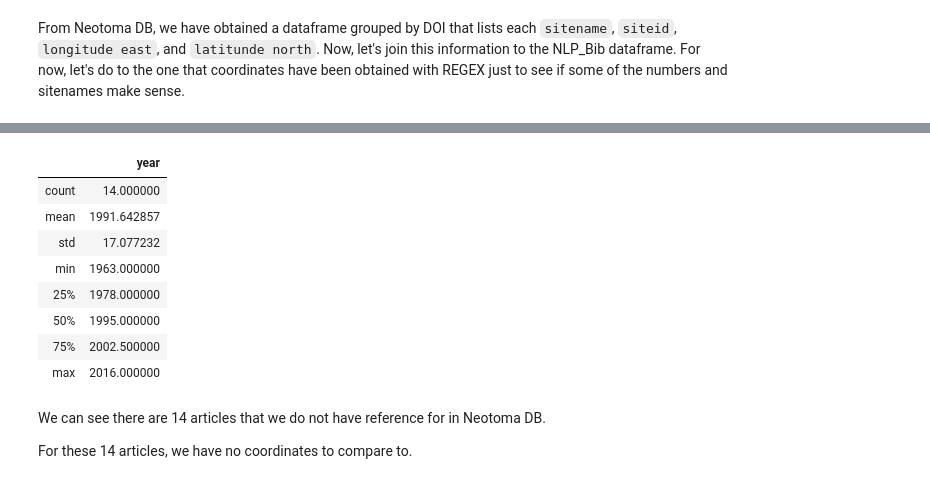
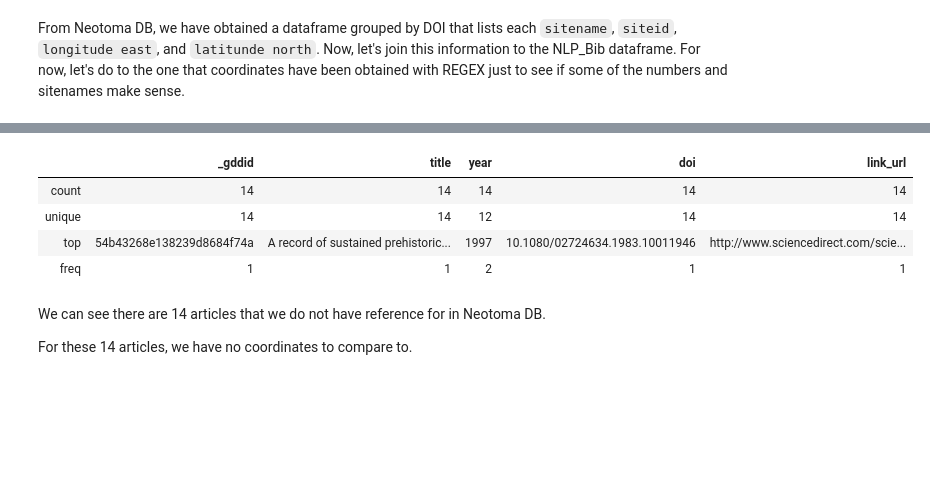
Before and after one commit to throughput-ec/UnacquiredSites, a Jupyter notebook: ML_Record_Mining_JN.ipynb, the cells around one changed output, grey strips where cells are left out. Cells and saved outputs as stored; diff of their text form; code cells hidden in the pictures; blank space fills up the shorter version.

```diff
--- a/ML_Record_Mining_JN.ipynb
+++ b/ML_Record_Mining_JN.ipynb
@@ -139,10 +129,5 @@ dd_regex =  r"([-]?\d{1,3}\.\d{1,}[,]?[NESWnesw][\s|,|\']+?[-]?\d{1,3}\.\d{1,}[,
 # %%
 # TODO Find REGEX of couples of numbers (123, 234)
-nlp_sentences['words_as_string'] = nlp_sentences['words'].apply(lambda x: ','.join(map(str, x)))
-nlp_sentences['dms_regex'] = nlp_sentences['words_as_string'].str.findall(dms_regex)
-nlp_sentences['dd_regex'] = nlp_sentences['words_as_string'].str.findall(dd_regex)
-nlp_sentences['digits_from_words'] = nlp_sentences['words_as_string'].str.findall(r'\d+')
-
 nlp_sentences[['words_as_string', 'words', 'dms_regex', 'dd_regex']].head(3)
 # %% [output]
 |  | words_as_string | words | dms_regex | dd_regex |
@@ -282,0 +247,2 @@ neotoma.head(3)
+# %%
+neotoma = nl.neotoma_loader()
@@ -283,6 +256,5 @@ neotoma.head(3)
 # %%
 nlp_bib = nlp_sentences.merge(bibliography, on = '_gddid')
-nlp_bib = nlp_bib.rename(columns={'_id': 'doi'})
 nlp_bib.head(3)
 # %% [output]
 |  | _gddid | sentid | wordidx | words | part_of_speech | special_class | lemmas | word_type | word_modified | ... |
@@ -316,0 +274,2 @@ neotoma_joined_df.head(2)
+# %%
+neotoma_joined_df = nl.grouped_coords_df(neotoma)
@@ -324,21 +289,17 @@ print(nlp_bib_neotoma.shape)
 # %%
 articles_not_referenced_to_in_neotoma = nlp_bib_neotoma[nlp_bib_neotoma['longeast'].isnull()]
 articles_not_referenced_to_in_neotoma = articles_not_referenced_to_in_neotoma.groupby('_gddid')\
                                                                              .agg({'longeast':'sum'})
 
 articles_not_referenced_to_in_neotoma = articles_not_referenced_to_in_neotoma.merge(bibliography, on ='_gddid')
-articles_not_referenced_to_in_neotoma = articles_not_referenced_to_in_neotoma[['_gddid', 'title', 'year', '_id', 'link_url']]
+articles_not_referenced_to_in_neotoma = articles_not_referenced_to_in_neotoma[['_gddid', 'title', 'year', 'doi', 'link_url']]
 articles_not_referenced_to_in_neotoma.describe()
 # %% [output]
-|  | year |
-| count | 14.000000 |
-| mean | 1991.642857 |
-| std | 17.077232 |
-| min | 1963.000000 |
-| 25% | 1978.000000 |
-| 50% | 1995.000000 |
-| 75% | 2002.500000 |
-| max | 2016.000000 |
+|  | _gddid | title | year | doi | link_url |
+| count | 14 | 14 | 14 | 14 | 14 |
+| unique | 14 | 14 | 12 | 14 | 14 |
+| top | 54b43268e138239d8684f74a | A record of sustained prehistoric... | 1997 | 10.1080/02724634.1983.10011946 | http://www.sciencedirect.com/scie... |
+| freq | 1 | 1 | 2 | 1 | 1 |
 # %% [markdown]
 We can see there are 14 articles that we do not have reference for in Neotoma DB.
 
```
Also changed, not shown: parts of 50 cells of this notebook.
